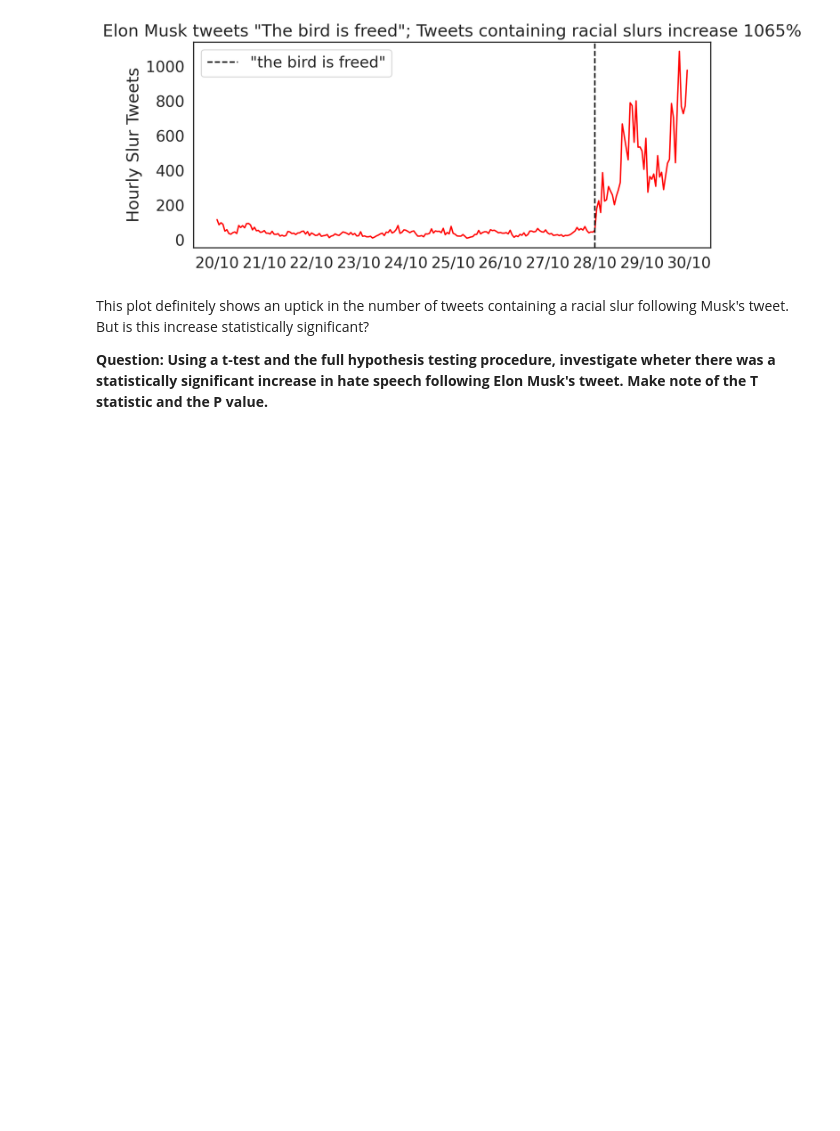
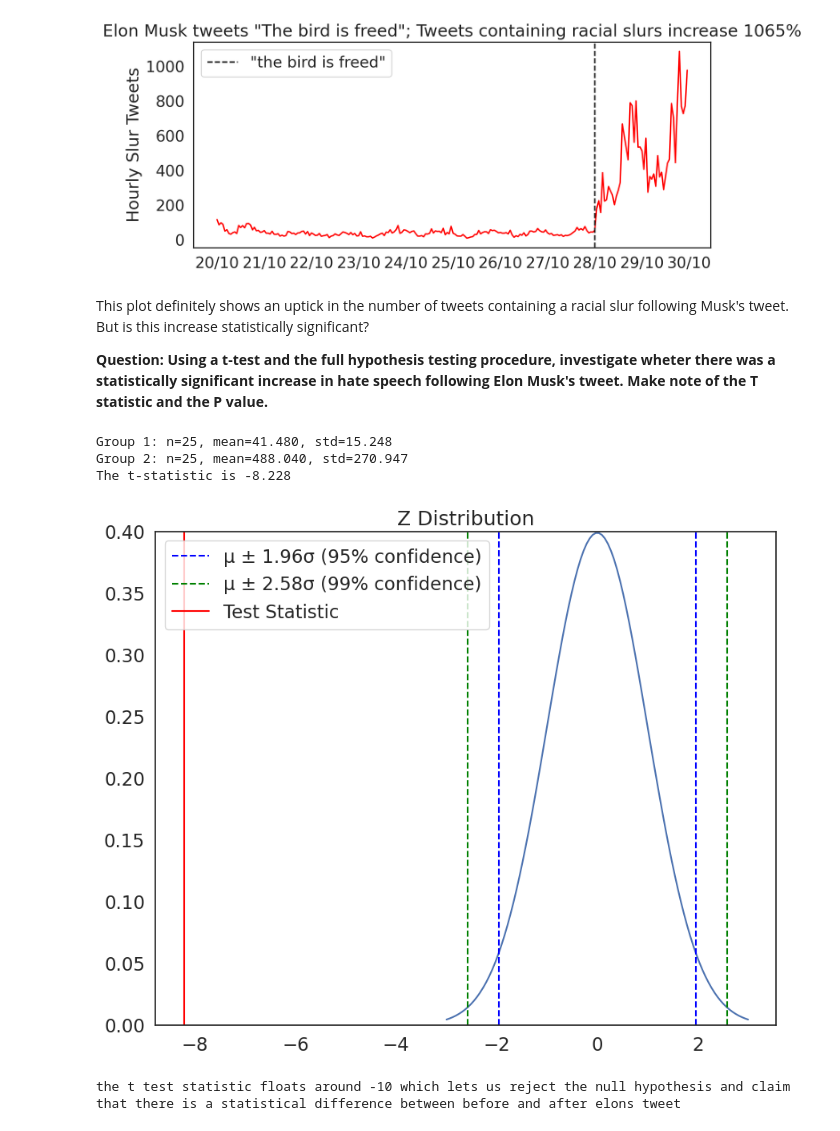
Before and after one commit to emetcalf-vas/QM2, a Jupyter notebook: notebooks/w06_hypothesis_testing.ipynb, the cells around one changed output. Cells and saved outputs as stored; diff of their text form; code cells hidden in the pictures; blank space fills up the shorter version.

```diff
--- a/notebooks/w06_hypothesis_testing.ipynb
+++ b/notebooks/w06_hypothesis_testing.ipynb
@@ -468,3 +470,21 @@ plt.gca().xaxis.set_major_formatter(mdates.DateFormatter('%d/%m'))
 This plot definitely shows an uptick in the number of tweets containing a racial slur following Musk's tweet. But is this increase statistically significant?
 
 **Question: Using a t-test and the full hypothesis testing procedure, investigate wheter there was a statistically significant increase in hate speech following Elon Musk's tweet. Make note of the T statistic and the P value.**
+# %%
+elon_tweet = pd.to_datetime("2022, 10, 28")
+pre_elon = tweets[tweets["hour"] < elon_tweet]
+post_elon = tweets[tweets["hour"] >= elon_tweet]
+
+pre_elon = pre_elon.sample(25)
+post_elon = post_elon.sample(25)
+
+post_pre_elon = manual_ttest(pre_elon["count"], post_elon["count"])
+plot_z(post_pre_elon)
+
+print("the t test statistic floats around -10 which lets us reject the null hypothesis and claim that there is a statistical difference between before and after elons tweet")
+# %% [output]
+Group 1: n=25, mean=41.480, std=15.248
+Group 2: n=25, mean=488.040, std=270.947
+The t-statistic is -8.228
+[figure, added]
+the t test statistic floats around -10 which lets us reject the null hypothesis and claim that there is a statistical difference between before and after elons tweet
```
Also changed, not shown: parts of 11 cells of this notebook.
